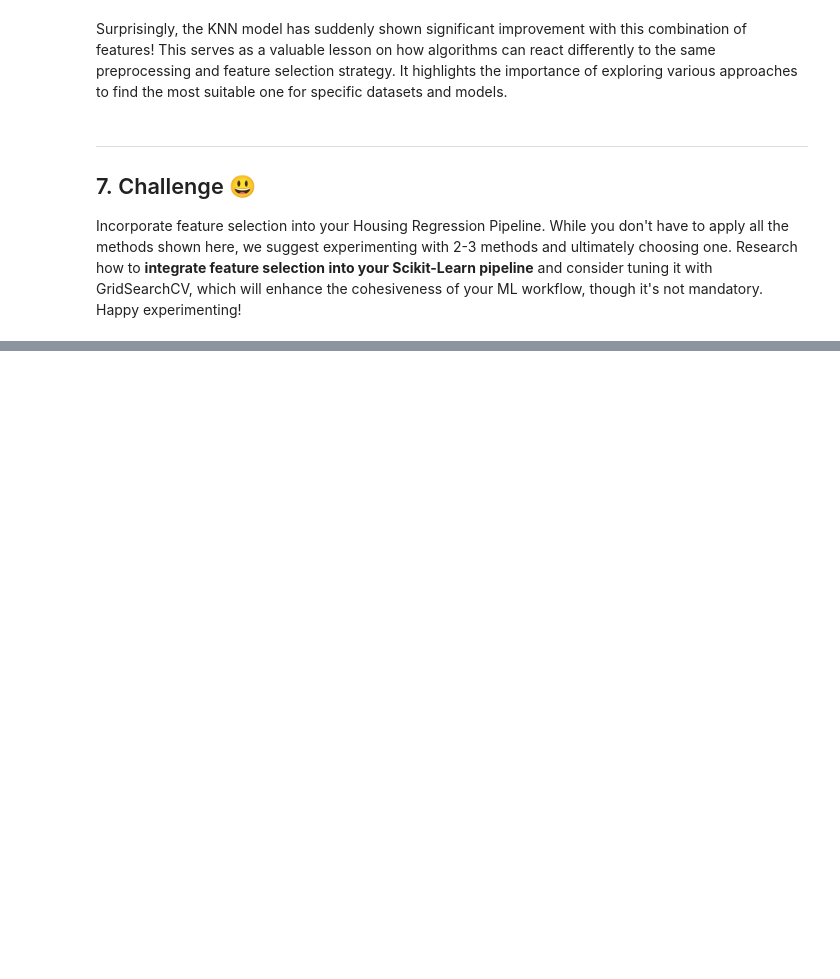
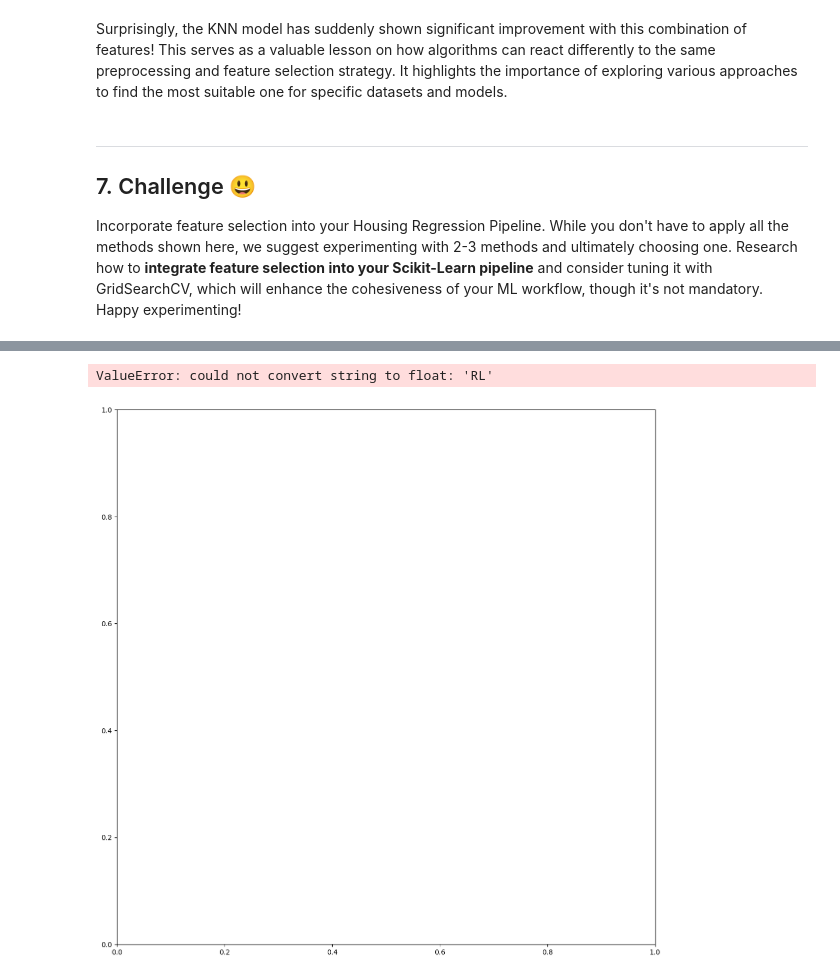
Before and after one commit to gastan81/supervised-ml, a Jupyter notebook: 08_regression__feature_selection.ipynb, the cells around one changed output, grey strips where cells are left out. Saved outputs shown, nothing was run; the diff lists cells and outputs as text; code cells hidden in the pictures; blank space fills up the shorter version.

```diff
--- a/08_regression__feature_selection.ipynb
+++ b/08_regression__feature_selection.ipynb
@@ -681,0 +1783,9 @@ Incorporate feature selection into your Housing Regression Pipeline. While you d
+# %%
+import seaborn as sns
+import matplotlib.pyplot as plt
+
+fig, ax = plt.subplots(figsize=(14,14))
+sns.heatmap(df.corr());
+# %% [output]
+ValueError: could not convert string to float: 'RL'
+[figure, added]
```
Also changed, not shown: parts of 85 cells of this notebook, 10 other files.
